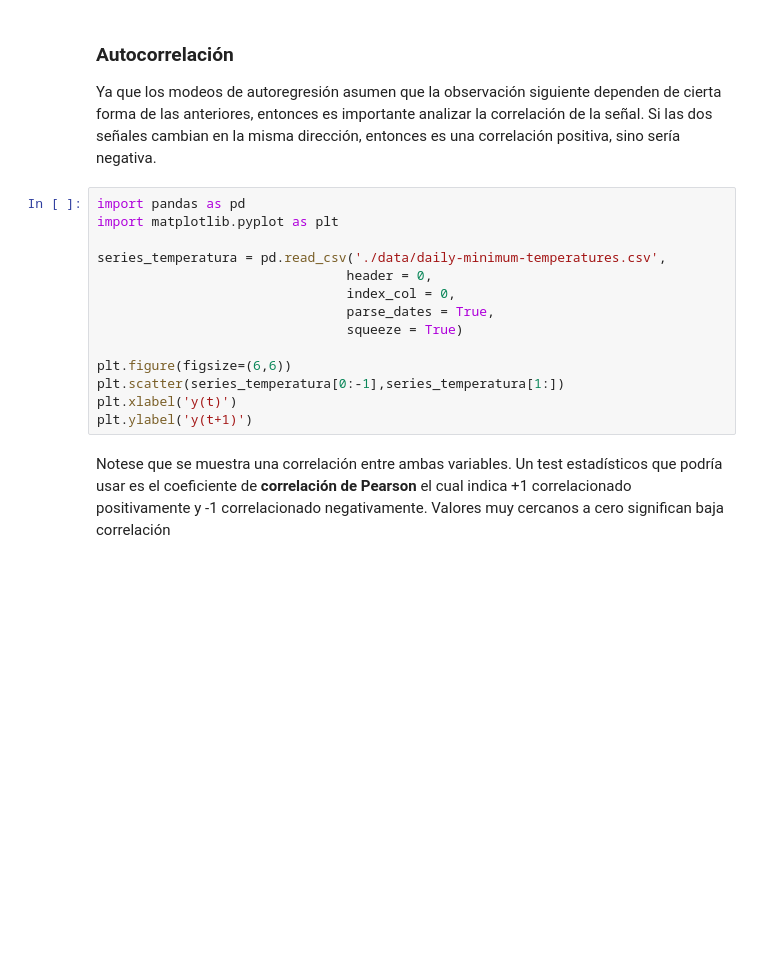
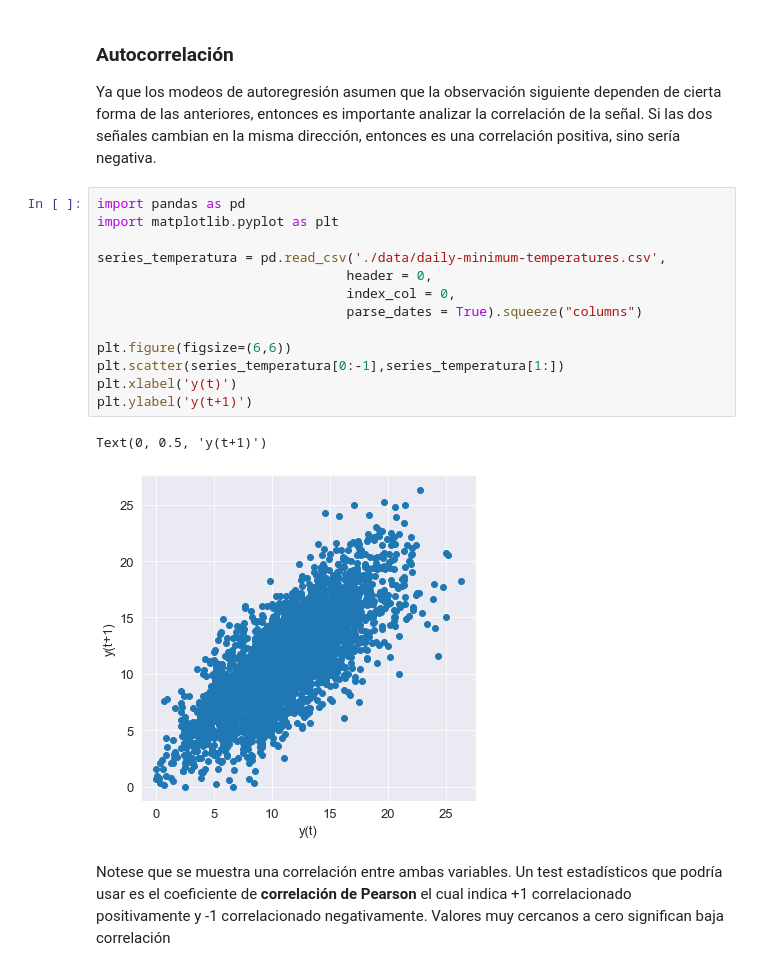
Before and after one commit to sruap1214/EC_Finance, a Jupyter notebook: Notebooks/06_SeriesdeTiempo.ipynb, the cells around one changed output. Saved outputs shown, nothing was run; the diff lists cells and outputs as text; blank space fills up the shorter version.

```diff
--- a/Notebooks/06_SeriesdeTiempo.ipynb
+++ b/Notebooks/06_SeriesdeTiempo.ipynb
@@ -564,17 +788,19 @@ Ya que los modeos de autoregresión asumen que la observación siguiente depende
 # %%
 import pandas as pd
 import matplotlib.pyplot as plt
 
 series_temperatura = pd.read_csv('./data/daily-minimum-temperatures.csv',
                                 header = 0,
                                 index_col = 0,
-                                parse_dates = True,
-                                squeeze = True)
+                                parse_dates = True).squeeze("columns")
 
 plt.figure(figsize=(6,6))
 plt.scatter(series_temperatura[0:-1],series_temperatura[1:])
 plt.xlabel('y(t)')
 plt.ylabel('y(t+1)')
+# %% [output]
+Text(0, 0.5, 'y(t+1)')
+[figure, added]
 # %% [markdown]
 Notese que se muestra una correlación entre ambas variables. Un test estadísticos que podría usar es el coeficiente de **correlación de Pearson** el cual indica +1 correlacionado positivamente y -1 correlacionado negativamente. Valores muy cercanos a cero significan baja correlación
 # %%
```
Also changed, not shown: parts of 55 cells of this notebook, 5 other files.
